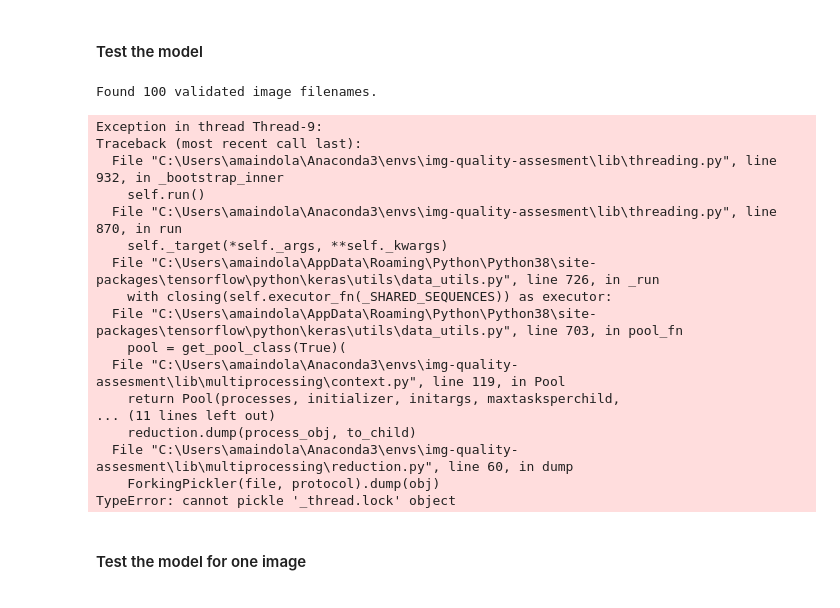
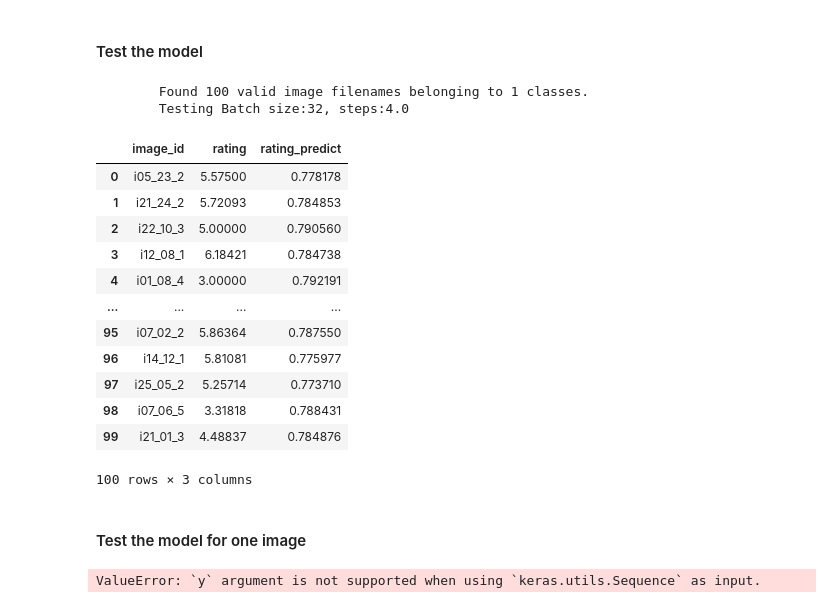
Before and after one commit to maindolaamit/nima, a Jupyter notebook: notebooks/tid_train_model.ipynb, the cells around one changed output. Drawn from its saved outputs; the diff is of its cells as text; code cells hidden in the pictures.

```diff
--- a/notebooks/tid_train_model.ipynb
+++ b/notebooks/tid_train_model.ipynb
@@ -179,57 +148,45 @@ df_test
 # %% [markdown]
 #### Test the model
 # %%
-# from nima.model.data_generator import TestDataGenerator
+from nima.model.data_generator import TestDataGenerator
 
-# # Get the generator
-# test_generator = TestDataGenerator(df_test, tid_images_dir, x_col=x_col, y_col=None,
-#                                    img_format=img_format, num_classes=1,
-#                                    preprocess_input=nima_technical_cnn.get_preprocess_function(),
-#                                    batch_size=test_batch_size, input_size=INPUT_SHAPE)
+# Get the generator
+test_generator = TestDataGenerator(df_test, tid_images_dir, x_col=x_col, y_col=None,
+                                   img_format=img_format, num_classes=1,
+                                   preprocess_input=nima_technical_cnn.get_preprocess_function(),
+                                   batch_size=test_batch_size, input_size=INPUT_SHAPE)
 
-from tensorflow.keras.preprocessing.image import ImageDataGenerator
-test_steps = np.ceil(len(test_generator) / test_batch_size)
+# from tensorflow.keras.preprocessing.image import ImageDataGenerator
+test_steps = np.ceil(len(test_generator))
+print_msg(f'Testing Batch size:{test_batch_size}, steps:{test_steps}', 1)
 
-# # print_msg(f'Testing Batch size:{test_batch_size}, steps:{test_steps}', 1)
-
-
-test_datagen = ImageDataGenerator()
-test_generator = test_datagen.flow_from_dataframe(
-    df_test,
-    directory=tid_images_dir,
-    x_col="image_id",
-    y_col=None,
-    batch_size=test_batch_size,
-    class_mode=None,
-    target_size=(INPUT_SHAPE[0], INPUT_SHAPE[1]),
-    preprocessing_function=nima_technical_cnn.get_preprocess_function()
-)
-
-predictions = nima_technical_cnn.model.predict(test_generator, steps=test_steps)
+predictions = nima_technical_cnn.model.predict(test_generator)
 df_test['rating_predict'] = predictions
 
-df_test
+df_test[['image_id', 'rating', 'rating_predict']]
 # %% [output]
-Found 100 validated image filenames.
+        Found 100 valid image filenames belonging to 1 classes.
+        Testing Batch size:32, steps:4.0
+|  | image_id | rating | rating_predict |
+| 0 | i05_23_2 | 5.57500 | 0.778178 |
+| 1 | i21_24_2 | 5.72093 | 0.784853 |
+| 2 | i22_10_3 | 5.00000 | 0.790560 |
+| 3 | i12_08_1 | 6.18421 | 0.784738 |
+| 4 | i01_08_4 | 3.00000 | 0.792191 |
+| ... | ... | ... | ... |
+| 95 | i07_02_2 | 5.86364 | 0.787550 |
+| 96 | i14_12_1 | 5.81081 | 0.775977 |
+| 97 | i25_05_2 | 5.25714 | 0.773710 |
+| 98 | i07_06_5 | 3.31818 | 0.788431 |
+| 99 | i21_01_3 | 4.48837 | 0.784876 |
-Exception in thread Thread-9:
-Traceback (most recent call last):
-  File "C:\Users\amaindola\Anaconda3\envs\img-quality-assesment\lib\threading.py", line 932, in _bootstrap_inner
-    self.run()
-  File "C:\Users\amaindola\Anaconda3\envs\img-quality-assesment\lib\threading.py", line 870, in run
-    self._target(*self._args, **self._kwargs)
-  File "C:\Users\amaindola\AppData\Roaming\Python\Python38\site-packages\tensorflow\python\keras\utils\data_utils.py", line 726, in _run
-    with closing(self.executor_fn(_SHARED_SEQUENCES)) as executor:
-  File "C:\Users\amaindola\AppData\Roaming\Python\Python38\site-packages\tensorflow\python\keras\utils\data_utils.py", line 703, in pool_fn
-    pool = get_pool_class(True)(
-  File "C:\Users\amaindola\Anaconda3\envs\img-quality-assesment\lib\multiprocessing\context.py", line 119, in Pool
-    return Pool(processes, initializer, initargs, maxtasksperchild,
-... (11 lines left out)
-    reduction.dump(process_obj, to_child)
-  File "C:\Users\amaindola\Anaconda3\envs\img-quality-assesment\lib\multiprocessing\reduction.py", line 60, in dump
-    ForkingPickler(file, protocol).dump(obj)
-TypeError: cannot pickle '_thread.lock' object
+100 rows × 3 columns
 # %% [markdown]
 #### Test the model for one image
+# %%
+loss, acc = nima_technical_cnn.model.evaluate(test_generator)
+loss, acc
+# %% [output]
+ValueError: `y` argument is not supported when using `keras.utils.Sequence` as input.
 # %%
 from nima.utils import image_utils
 import matplotlib.pyplot as plt
```
Also changed, not shown: parts of 14 cells of this notebook, 6 other files.
